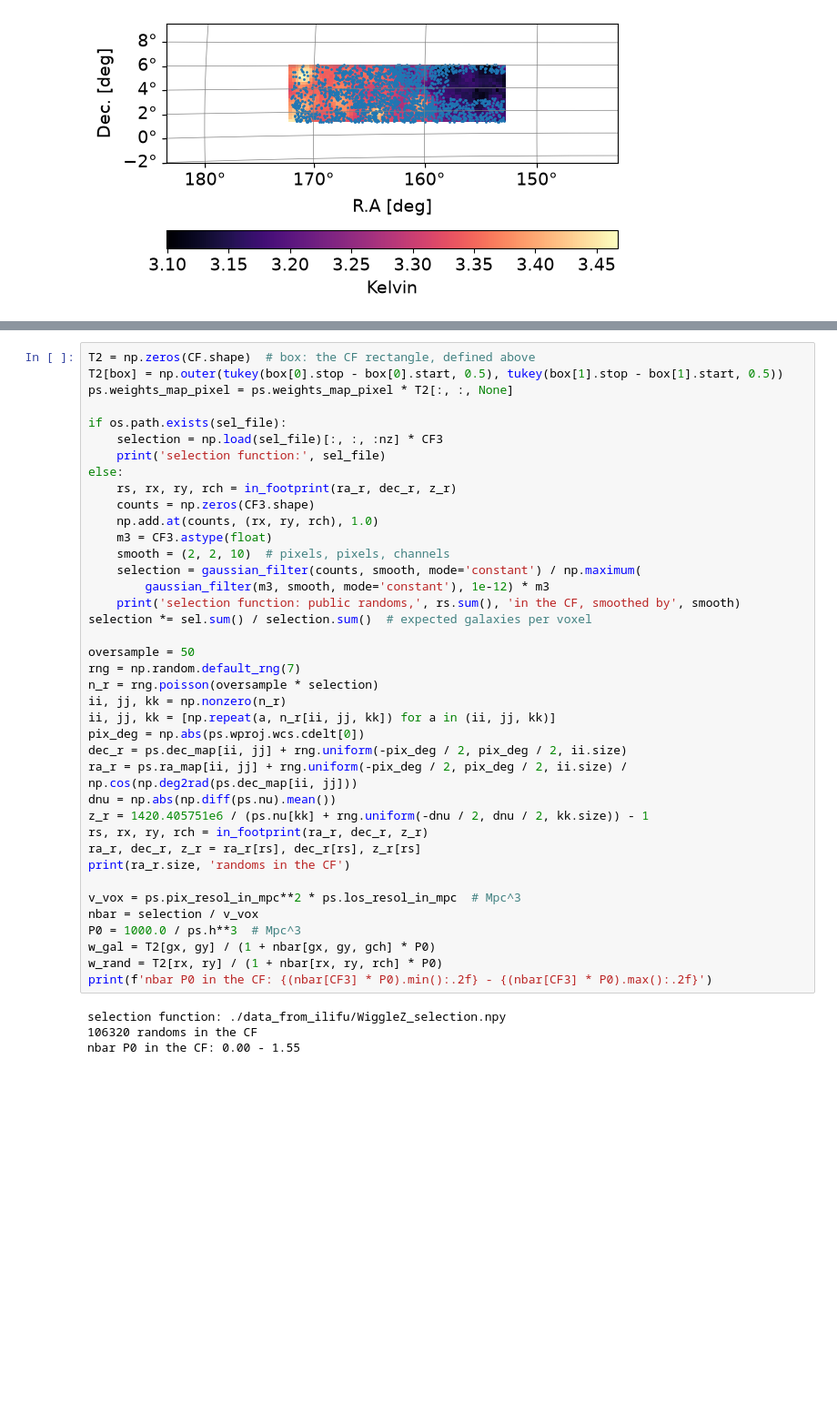
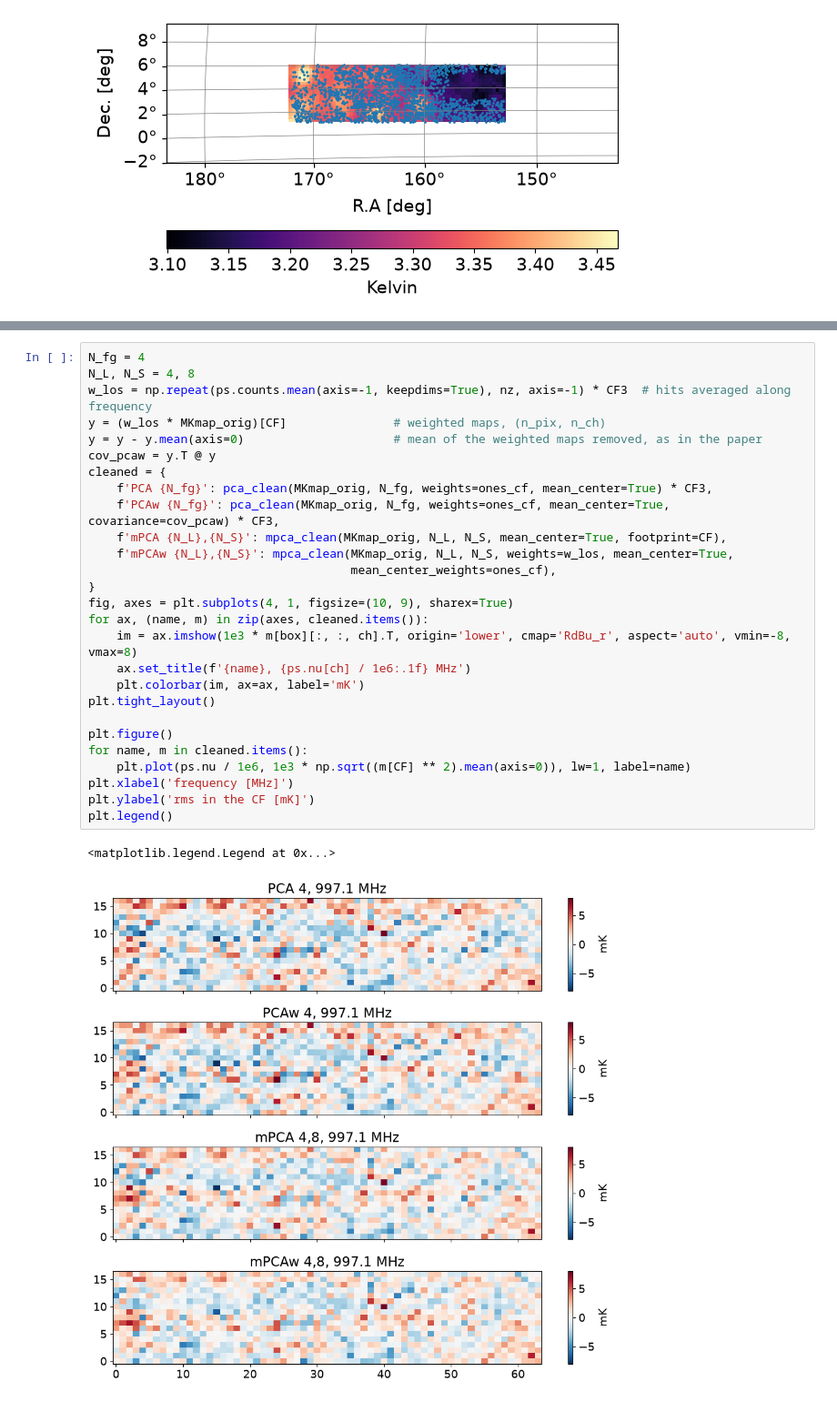
Before and after one commit to meerklass/meer21cm, a Jupyter notebook: docs/source/cookbook/2019_Lband_mpca.ipynb, the cells around one changed output, grey strips where cells are left out. Shown at 91% size. Cells and saved outputs as stored; diff of their text form; blank space fills up the shorter version.

```diff
--- a/docs/source/cookbook/2019_Lband_mpca.ipynb
+++ b/docs/source/cookbook/2019_Lband_mpca.ipynb
@@ -221,43 +205,30 @@ PCA stays at ~0.5 in all cases.
 # %%
-T2 = np.zeros(CF.shape)  # box: the CF rectangle, defined above
-T2[box] = np.outer(tukey(box[0].stop - box[0].start, 0.5), tukey(box[1].stop - box[1].start, 0.5))
-ps.weights_map_pixel = ps.weights_map_pixel * T2[:, :, None]
+N_fg = 4
+N_L, N_S = 4, 8
+w_los = np.repeat(ps.counts.mean(axis=-1, keepdims=True), nz, axis=-1) * CF3  # hits averaged along frequency
+y = (w_los * MKmap_orig)[CF]               # weighted maps, (n_pix, n_ch)
+y = y - y.mean(axis=0)                     # mean of the weighted maps removed, as in the paper
+cov_pcaw = y.T @ y
+cleaned = {
+    f'PCA {N_fg}': pca_clean(MKmap_orig, N_fg, weights=ones_cf, mean_center=True) * CF3,
+    f'PCAw {N_fg}': pca_clean(MKmap_orig, N_fg, weights=ones_cf, mean_center=True, covariance=cov_pcaw) * CF3,
+    f'mPCA {N_L},{N_S}': mpca_clean(MKmap_orig, N_L, N_S, mean_center=True, footprint=CF),
+    f'mPCAw {N_L},{N_S}': mpca_clean(MKmap_orig, N_L, N_S, weights=w_los, mean_center=True,
+                                     mean_center_weights=ones_cf),
+}
+fig, axes = plt.subplots(4, 1, figsize=(10, 9), sharex=True)
+for ax, (name, m) in zip(axes, cleaned.items()):
+    im = ax.imshow(1e3 * m[box][:, :, ch].T, origin='lower', cmap='RdBu_r', aspect='auto', vmin=-8, vmax=8)
+    ax.set_title(f'{name}, {ps.nu[ch] / 1e6:.1f} MHz')
+    plt.colorbar(im, ax=ax, label='mK')
+plt.tight_layout()
 
-if os.path.exists(sel_file):
-    selection = np.load(sel_file)[:, :, :nz] * CF3
-    print('selection function:', sel_file)
-else:
-    rs, rx, ry, rch = in_footprint(ra_r, dec_r, z_r)
-    counts = np.zeros(CF3.shape)
-    np.add.at(counts, (rx, ry, rch), 1.0)
-    m3 = CF3.astype(float)
-    smooth = (2, 2, 10)  # pixels, pixels, channels
-    selection = gaussian_filter(counts, smooth, mode='constant') / np.maximum(
-        gaussian_filter(m3, smooth, mode='constant'), 1e-12) * m3
-    print('selection function: public randoms,', rs.sum(), 'in the CF, smoothed by', smooth)
-selection *= sel.sum() / selection.sum()  # expected galaxies per voxel
-
-oversample = 50
-rng = np.random.default_rng(7)
-n_r = rng.poisson(oversample * selection)
-ii, jj, kk = np.nonzero(n_r)
-ii, jj, kk = [np.repeat(a, n_r[ii, jj, kk]) for a in (ii, jj, kk)]
-pix_deg = np.abs(ps.wproj.wcs.cdelt[0])
-dec_r = ps.dec_map[ii, jj] + rng.uniform(-pix_deg / 2, pix_deg / 2, ii.size)
-ra_r = ps.ra_map[ii, jj] + rng.uniform(-pix_deg / 2, pix_deg / 2, ii.size) / np.cos(np.deg2rad(ps.dec_map[ii, jj]))
-dnu = np.abs(np.diff(ps.nu).mean())
-z_r = 1420.405751e6 / (ps.nu[kk] + rng.uniform(-dnu / 2, dnu / 2, kk.size)) - 1
-rs, rx, ry, rch = in_footprint(ra_r, dec_r, z_r)
-ra_r, dec_r, z_r = ra_r[rs], dec_r[rs], z_r[rs]
-print(ra_r.size, 'randoms in the CF')
-
-v_vox = ps.pix_resol_in_mpc**2 * ps.los_resol_in_mpc  # Mpc^3
-nbar = selection / v_vox
-P0 = 1000.0 / ps.h**3  # Mpc^3
-w_gal = T2[gx, gy] / (1 + nbar[gx, gy, gch] * P0)
-w_rand = T2[rx, ry] / (1 + nbar[rx, ry, rch] * P0)
-print(f'nbar P0 in the CF: {(nbar[CF3] * P0).min():.2f} - {(nbar[CF3] * P0).max():.2f}')
+plt.figure()
+for name, m in cleaned.items():
+    plt.plot(ps.nu / 1e6, 1e3 * np.sqrt((m[CF] ** 2).mean(axis=0)), lw=1, label=name)
+plt.xlabel('frequency [MHz]')
+plt.ylabel('rms in the CF [mK]')
+plt.legend()
 # %% [output]
-selection function: ./data_from_ilifu/WiggleZ_selection.npy
-106320 randoms in the CF
-nbar P0 in the CF: 0.00 - 1.55
+<matplotlib.legend.Legend at 0x...>
+[figure, added]
```
Also changed, not shown: parts of 22 cells of this notebook.
